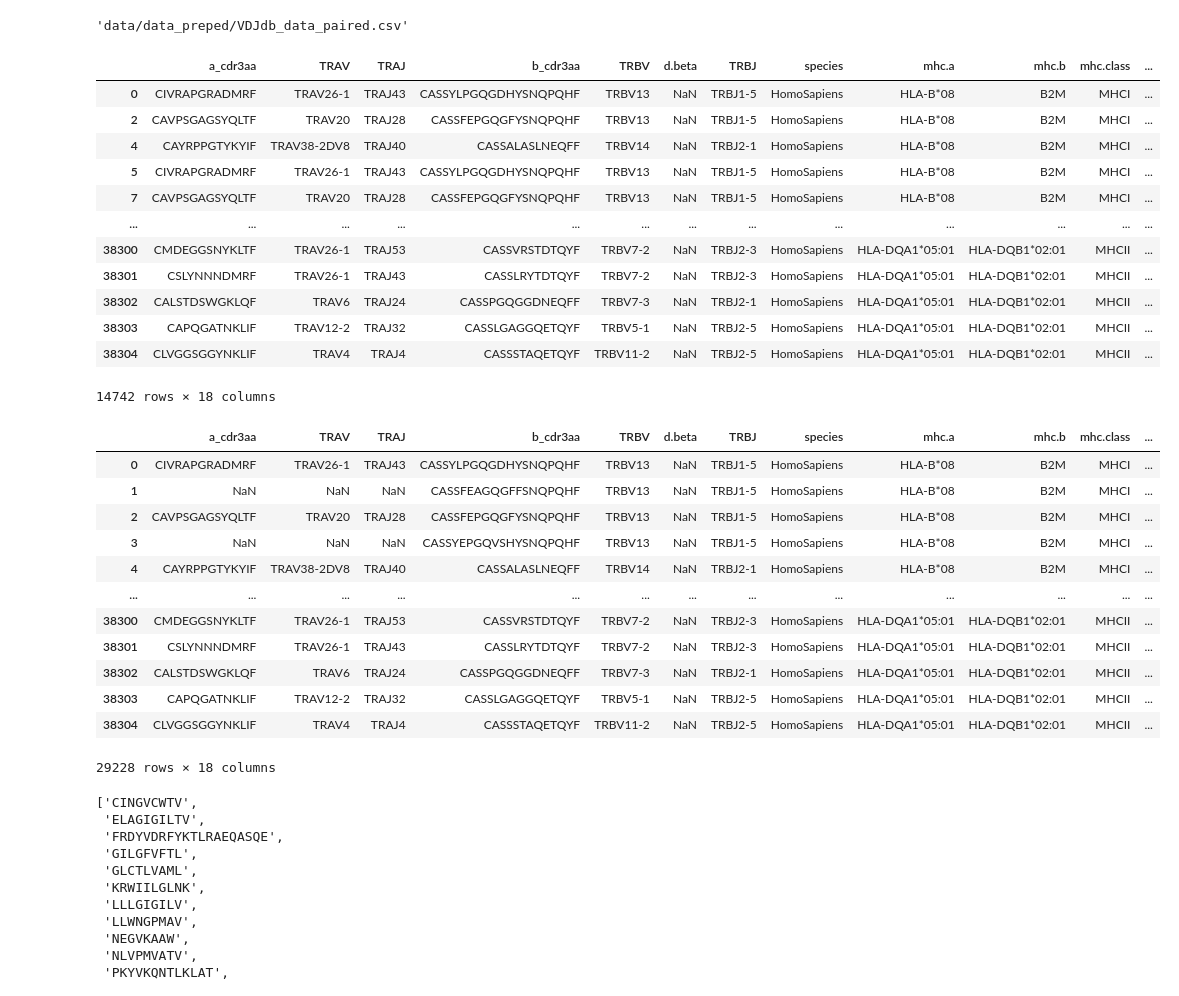
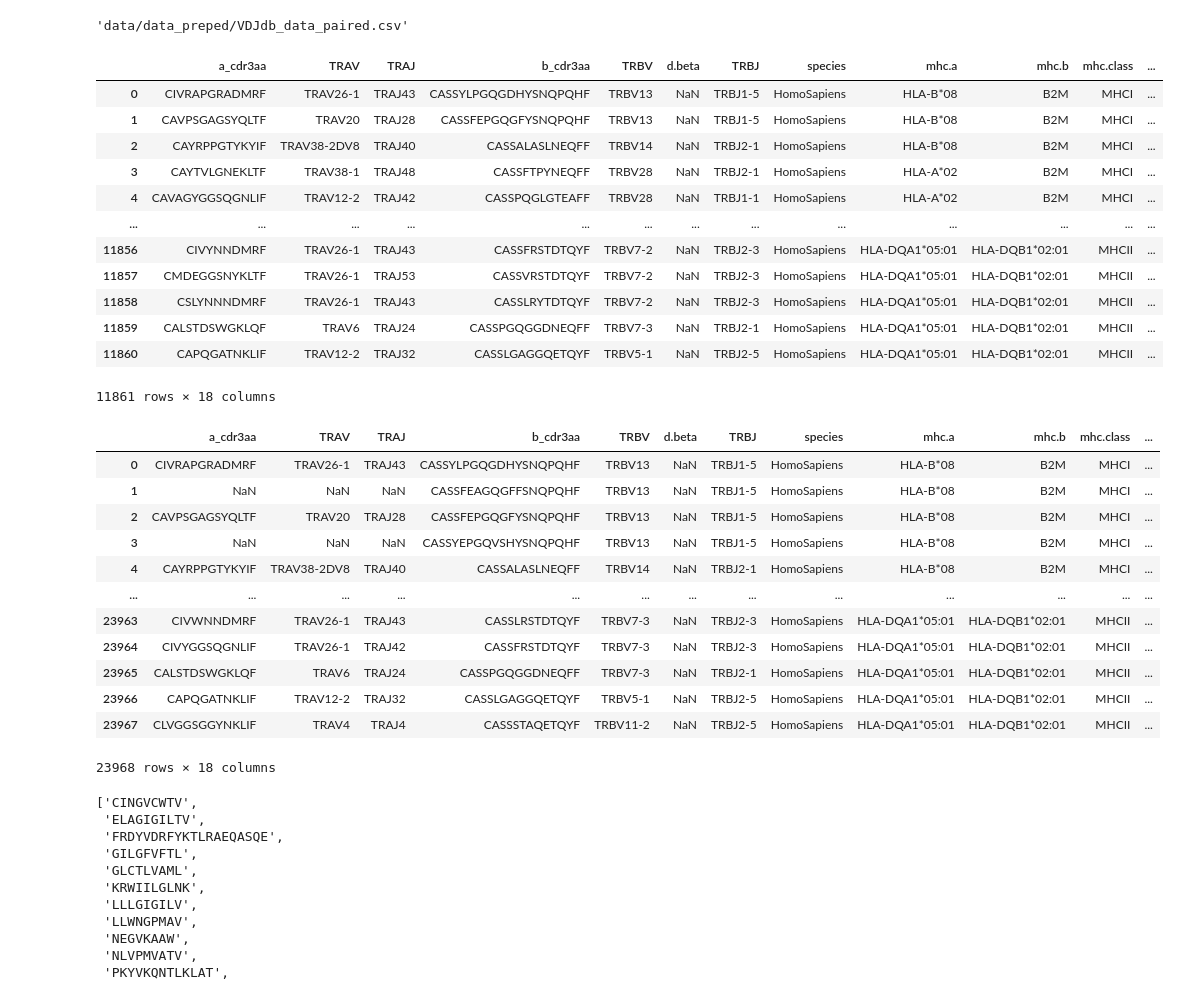
Before and after one commit to yuliajk/tcremp, a Jupyter notebook: data_prep.ipynb, the cells around one changed output. Cells and saved outputs as stored; diff of their text form; code cells hidden in the pictures.

```diff
--- a/data_prep.ipynb
+++ b/data_prep.ipynb
@@ -212,24 +228,24 @@ data_preped = data_preped[cols]
 # %%
 data_preped.to_csv(data_output_path, sep='\t',index=False)
 # %%
-data_preped_a = data_preped[~data_preped['a_cdr3aa'].isna()]#.drop_duplicates(tcr_columns_paired['paired']['TRA']).reset_index(drop=True)
+data_preped_a = data_preped[~data_preped['a_cdr3aa'].isna()].drop_duplicates(tcr_columns_paired['paired']['TRA']).reset_index(drop=True)
 data_preped_a
 # %% [output]
 |  | a_cdr3aa | TRAV | TRAJ | b_cdr3aa | TRBV | d.beta | TRBJ | species | mhc.a | mhc.b | mhc.class | ... |
 | 0 | CIVRAPGRADMRF | TRAV26-1 | TRAJ43 | CASSYLPGQGDHYSNQPQHF | TRBV13 | NaN | TRBJ1-5 | HomoSapiens | HLA-B*08 | B2M | MHCI | ... |
-| 2 | CAVPSGAGSYQLTF | TRAV20 | TRAJ28 | CASSFEPGQGFYSNQPQHF | TRBV13 | NaN | TRBJ1-5 | HomoSapiens | HLA-B*08 | B2M | MHCI | ... |
-| 4 | CAYRPPGTYKYIF | TRAV38-2DV8 | TRAJ40 | CASSALASLNEQFF | TRBV14 | NaN | TRBJ2-1 | HomoSapiens | HLA-B*08 | B2M | MHCI | ... |
-| 5 | CIVRAPGRADMRF | TRAV26-1 | TRAJ43 | CASSYLPGQGDHYSNQPQHF | TRBV13 | NaN | TRBJ1-5 | HomoSapiens | HLA-B*08 | B2M | MHCI | ... |
-| 7 | CAVPSGAGSYQLTF | TRAV20 | TRAJ28 | CASSFEPGQGFYSNQPQHF | TRBV13 | NaN | TRBJ1-5 | HomoSapiens | HLA-B*08 | B2M | MHCI | ... |
+| 1 | CAVPSGAGSYQLTF | TRAV20 | TRAJ28 | CASSFEPGQGFYSNQPQHF | TRBV13 | NaN | TRBJ1-5 | HomoSapiens | HLA-B*08 | B2M | MHCI | ... |
+| 2 | CAYRPPGTYKYIF | TRAV38-2DV8 | TRAJ40 | CASSALASLNEQFF | TRBV14 | NaN | TRBJ2-1 | HomoSapiens | HLA-B*08 | B2M | MHCI | ... |
+| 3 | CAYTVLGNEKLTF | TRAV38-1 | TRAJ48 | CASSFTPYNEQFF | TRBV28 | NaN | TRBJ2-1 | HomoSapiens | HLA-A*02 | B2M | MHCI | ... |
+| 4 | CAVAGYGGSQGNLIF | TRAV12-2 | TRAJ42 | CASSPQGLGTEAFF | TRBV28 | NaN | TRBJ1-1 | HomoSapiens | HLA-A*02 | B2M | MHCI | ... |
 | ... | ... | ... | ... | ... | ... | ... | ... | ... | ... | ... | ... | ... |
-| 38300 | CMDEGGSNYKLTF | TRAV26-1 | TRAJ53 | CASSVRSTDTQYF | TRBV7-2 | NaN | TRBJ2-3 | HomoSapiens | HLA-DQA1*05:01 | HLA-DQB1*02:01 | MHCII | ... |
-| 38301 | CSLYNNNDMRF | TRAV26-1 | TRAJ43 | CASSLRYTDTQYF | TRBV7-2 | NaN | TRBJ2-3 | HomoSapiens | HLA-DQA1*05:01 | HLA-DQB1*02:01 | MHCII | ... |
-| 38302 | CALSTDSWGKLQF | TRAV6 | TRAJ24 | CASSPGQGGDNEQFF | TRBV7-3 | NaN | TRBJ2-1 | HomoSapiens | HLA-DQA1*05:01 | HLA-DQB1*02:01 | MHCII | ... |
-| 38303 | CAPQGATNKLIF | TRAV12-2 | TRAJ32 | CASSLGAGGQETQYF | TRBV5-1 | NaN | TRBJ2-5 | HomoSapiens | HLA-DQA1*05:01 | HLA-DQB1*02:01 | MHCII | ... |
-| 38304 | CLVGGSGGYNKLIF | TRAV4 | TRAJ4 | CASSSTAQETQYF | TRBV11-2 | NaN | TRBJ2-5 | HomoSapiens | HLA-DQA1*05:01 | HLA-DQB1*02:01 | MHCII | ... |
+| 11856 | CIVYNNDMRF | TRAV26-1 | TRAJ43 | CASSFRSTDTQYF | TRBV7-2 | NaN | TRBJ2-3 | HomoSapiens | HLA-DQA1*05:01 | HLA-DQB1*02:01 | MHCII | ... |
+| 11857 | CMDEGGSNYKLTF | TRAV26-1 | TRAJ53 | CASSVRSTDTQYF | TRBV7-2 | NaN | TRBJ2-3 | HomoSapiens | HLA-DQA1*05:01 | HLA-DQB1*02:01 | MHCII | ... |
+| 11858 | CSLYNNNDMRF | TRAV26-1 | TRAJ43 | CASSLRYTDTQYF | TRBV7-2 | NaN | TRBJ2-3 | HomoSapiens | HLA-DQA1*05:01 | HLA-DQB1*02:01 | MHCII | ... |
+| 11859 | CALSTDSWGKLQF | TRAV6 | TRAJ24 | CASSPGQGGDNEQFF | TRBV7-3 | NaN | TRBJ2-1 | HomoSapiens | HLA-DQA1*05:01 | HLA-DQB1*02:01 | MHCII | ... |
+| 11860 | CAPQGATNKLIF | TRAV12-2 | TRAJ32 | CASSLGAGGQETQYF | TRBV5-1 | NaN | TRBJ2-5 | HomoSapiens | HLA-DQA1*05:01 | HLA-DQB1*02:01 | MHCII | ... |
-14742 rows × 18 columns
+11861 rows × 18 columns
 # %%
-data_preped_b = data_preped[~data_preped['b_cdr3aa'].isna()]#.drop_duplicates(tcr_columns_paired['paired']['TRB']).reset_index(drop=True)
+data_preped_b = data_preped[~data_preped['b_cdr3aa'].isna()].drop_duplicates(tcr_columns_paired['paired']['TRB']).reset_index(drop=True)
 data_preped_b
 # %% [output]
 |  | a_cdr3aa | TRAV | TRAJ | b_cdr3aa | TRBV | d.beta | TRBJ | species | mhc.a | mhc.b | mhc.class | ... |
@@ -239,12 +255,12 @@ data_preped_b
 | 3 | NaN | NaN | NaN | CASSYEPGQVSHYSNQPQHF | TRBV13 | NaN | TRBJ1-5 | HomoSapiens | HLA-B*08 | B2M | MHCI | ... |
 | 4 | CAYRPPGTYKYIF | TRAV38-2DV8 | TRAJ40 | CASSALASLNEQFF | TRBV14 | NaN | TRBJ2-1 | HomoSapiens | HLA-B*08 | B2M | MHCI | ... |
 | ... | ... | ... | ... | ... | ... | ... | ... | ... | ... | ... | ... | ... |
-| 38300 | CMDEGGSNYKLTF | TRAV26-1 | TRAJ53 | CASSVRSTDTQYF | TRBV7-2 | NaN | TRBJ2-3 | HomoSapiens | HLA-DQA1*05:01 | HLA-DQB1*02:01 | MHCII | ... |
-| 38301 | CSLYNNNDMRF | TRAV26-1 | TRAJ43 | CASSLRYTDTQYF | TRBV7-2 | NaN | TRBJ2-3 | HomoSapiens | HLA-DQA1*05:01 | HLA-DQB1*02:01 | MHCII | ... |
-| 38302 | CALSTDSWGKLQF | TRAV6 | TRAJ24 | CASSPGQGGDNEQFF | TRBV7-3 | NaN | TRBJ2-1 | HomoSapiens | HLA-DQA1*05:01 | HLA-DQB1*02:01 | MHCII | ... |
-| 38303 | CAPQGATNKLIF | TRAV12-2 | TRAJ32 | CASSLGAGGQETQYF | TRBV5-1 | NaN | TRBJ2-5 | HomoSapiens | HLA-DQA1*05:01 | HLA-DQB1*02:01 | MHCII | ... |
-| 38304 | CLVGGSGGYNKLIF | TRAV4 | TRAJ4 | CASSSTAQETQYF | TRBV11-2 | NaN | TRBJ2-5 | HomoSapiens | HLA-DQA1*05:01 | HLA-DQB1*02:01 | MHCII | ... |
+| 23963 | CIVWNNDMRF | TRAV26-1 | TRAJ43 | CASSLRSTDTQYF | TRBV7-3 | NaN | TRBJ2-3 | HomoSapiens | HLA-DQA1*05:01 | HLA-DQB1*02:01 | MHCII | ... |
+| 23964 | CIVYGGSQGNLIF | TRAV26-1 | TRAJ42 | CASSFRSTDTQYF | TRBV7-3 | NaN | TRBJ2-3 | HomoSapiens | HLA-DQA1*05:01 | HLA-DQB1*02:01 | MHCII | ... |
+| 23965 | CALSTDSWGKLQF | TRAV6 | TRAJ24 | CASSPGQGGDNEQFF | TRBV7-3 | NaN | TRBJ2-1 | HomoSapiens | HLA-DQA1*05:01 | HLA-DQB1*02:01 | MHCII | ... |
+| 23966 | CAPQGATNKLIF | TRAV12-2 | TRAJ32 | CASSLGAGGQETQYF | TRBV5-1 | NaN | TRBJ2-5 | HomoSapiens | HLA-DQA1*05:01 | HLA-DQB1*02:01 | MHCII | ... |
+| 23967 | CLVGGSGGYNKLIF | TRAV4 | TRAJ4 | CASSSTAQETQYF | TRBV11-2 | NaN | TRBJ2-5 | HomoSapiens | HLA-DQA1*05:01 | HLA-DQB1*02:01 | MHCII | ... |
-29228 rows × 18 columns
+23968 rows × 18 columns
 # %%
 #data_preped_train, data_preped_test = train_test_split(data_preped,test_size=0.3)
 # %%
```
Also changed, not shown: parts of 53 cells of this notebook, 3 other files.
